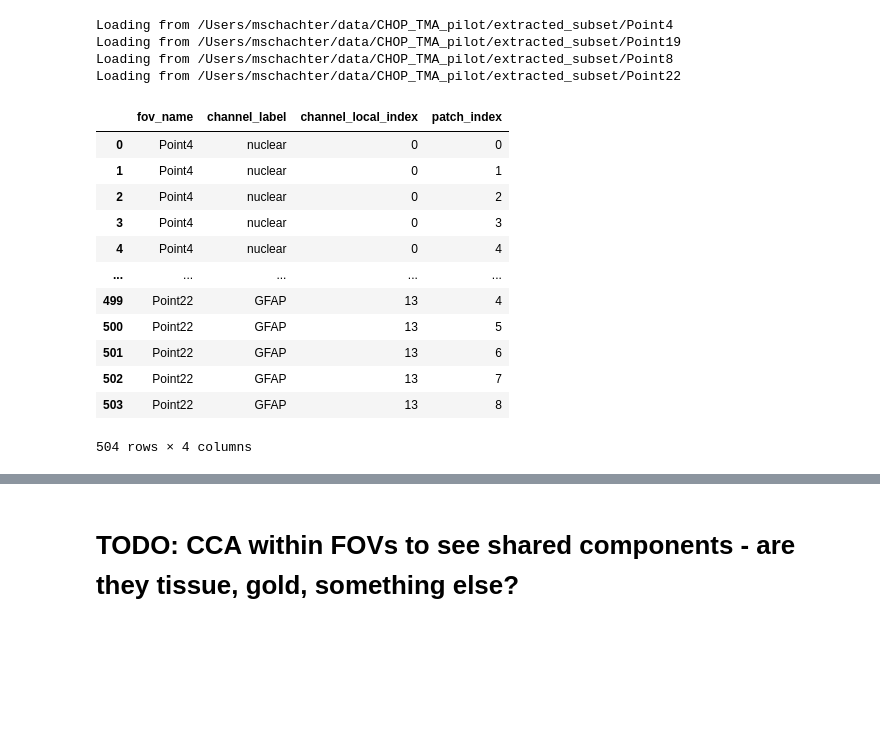
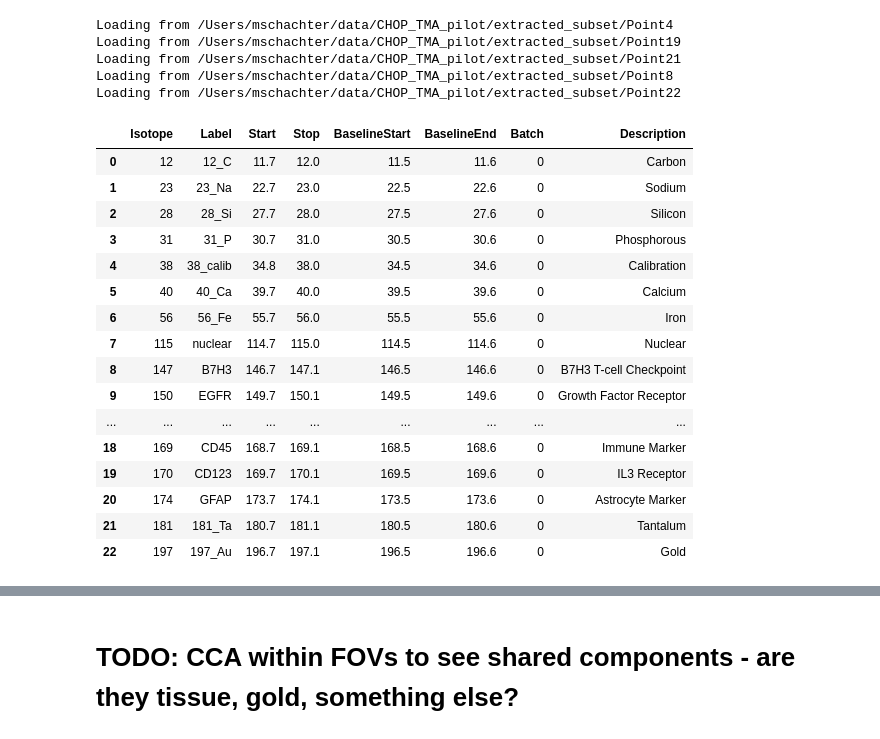
Before and after one commit to ParkerICI/mibi_processing, a Jupyter notebook: notebooks/Convnet for Background Subtraction.ipynb, the cells around one changed output, grey strips where cells are left out. Cells and saved outputs as stored; diff of their text form; code cells hidden in the pictures; blank space fills up the shorter version.

```diff
--- a/notebooks/Convnet for Background Subtraction.ipynb
+++ b/notebooks/Convnet for Background Subtraction.ipynb
@@ -27,31 +27,37 @@ data_dir = '/Users/mschachter/data/CHOP_TMA_pilot'
 images_dir = os.path.join(data_dir, 'extracted_subset')
 channels_data_path = os.path.join(data_dir, 'info', 'channels.csv')
 
-ds = BackgroundSubtractionDataset(images_dir, channels_data_path)
+#ds = BackgroundSubtractionDataset(images_dir, channels_data_path)
 
-#mp_images = dict()
-#for pdir in glob.glob(os.path.join(images_dir, 'Point*')):
-#    _,pname = os.path.split(pdir)
-#    print(f"Loading from {pdir}")
-#    mp_images[pname] = MIBIMultiplexImage.load_from_path(os.path.join(pdir, 'TIFs'), channels_data_path)
+mp_images = dict()
+for pdir in glob.glob(os.path.join(images_dir, 'Point*')):
+    _,pname = os.path.split(pdir)
+    print(f"Loading from {pdir}")
+    mp_images[pname] = MIBIMultiplexImage.load_from_path(os.path.join(pdir, 'TIFs'), channels_data_path)
 # %% [output]
 Loading from /Users/mschachter/data/CHOP_TMA_pilot/extracted_subset/Point4
 Loading from /Users/mschachter/data/CHOP_TMA_pilot/extracted_subset/Point19
+Loading from /Users/mschachter/data/CHOP_TMA_pilot/extracted_subset/Point21
 Loading from /Users/mschachter/data/CHOP_TMA_pilot/extracted_subset/Point8
 Loading from /Users/mschachter/data/CHOP_TMA_pilot/extracted_subset/Point22
-# %%
-ds.df#.sample(n=50)
-# %% [output]
-|  | fov_name | channel_label | channel_local_index | patch_index |
-| 0 | Point4 | nuclear | 0 | 0 |
-| 1 | Point4 | nuclear | 0 | 1 |
-| 2 | Point4 | nuclear | 0 | 2 |
-| 3 | Point4 | nuclear | 0 | 3 |
-| 4 | Point4 | nuclear | 0 | 4 |
-| ... | ... | ... | ... | ... |
-| 499 | Point22 | GFAP | 13 | 4 |
-| 500 | Point22 | GFAP | 13 | 5 |
-| 501 | Point22 | GFAP | 13 | 6 |
-| 502 | Point22 | GFAP | 13 | 7 |
-| 503 | Point22 | GFAP | 13 | 8 |
-504 rows × 4 columns
+# %%
+mp_img = mp_images['Point21']
+mp_img.df_channel
+# %% [output]
+|  | Isotope | Label | Start | Stop | BaselineStart | BaselineEnd | Batch | Description |
+| 0 | 12 | 12_C | 11.7 | 12.0 | 11.5 | 11.6 | 0 | Carbon |
+| 1 | 23 | 23_Na | 22.7 | 23.0 | 22.5 | 22.6 | 0 | Sodium |
+| 2 | 28 | 28_Si | 27.7 | 28.0 | 27.5 | 27.6 | 0 | Silicon |
+| 3 | 31 | 31_P | 30.7 | 31.0 | 30.5 | 30.6 | 0 | Phosphorous |
+| 4 | 38 | 38_calib | 34.8 | 38.0 | 34.5 | 34.6 | 0 | Calibration |
+| 5 | 40 | 40_Ca | 39.7 | 40.0 | 39.5 | 39.6 | 0 | Calcium |
+| 6 | 56 | 56_Fe | 55.7 | 56.0 | 55.5 | 55.6 | 0 | Iron |
+| 7 | 115 | nuclear | 114.7 | 115.0 | 114.5 | 114.6 | 0 | Nuclear |
+| 8 | 147 | B7H3 | 146.7 | 147.1 | 146.5 | 146.6 | 0 | B7H3 T-cell Checkpoint |
+| 9 | 150 | EGFR | 149.7 | 150.1 | 149.5 | 149.6 | 0 | Growth Factor Receptor |
+| ... | ... | ... | ... | ... | ... | ... | ... | ... |
+| 18 | 169 | CD45 | 168.7 | 169.1 | 168.5 | 168.6 | 0 | Immune Marker |
+| 19 | 170 | CD123 | 169.7 | 170.1 | 169.5 | 169.6 | 0 | IL3 Receptor |
+| 20 | 174 | GFAP | 173.7 | 174.1 | 173.5 | 173.6 | 0 | Astrocyte Marker |
+| 21 | 181 | 181_Ta | 180.7 | 181.1 | 180.5 | 180.6 | 0 | Tantalum |
+| 22 | 197 | 197_Au | 196.7 | 197.1 | 196.5 | 196.6 | 0 | Gold |
```
Also changed, not shown: parts of 14 cells of this notebook.
